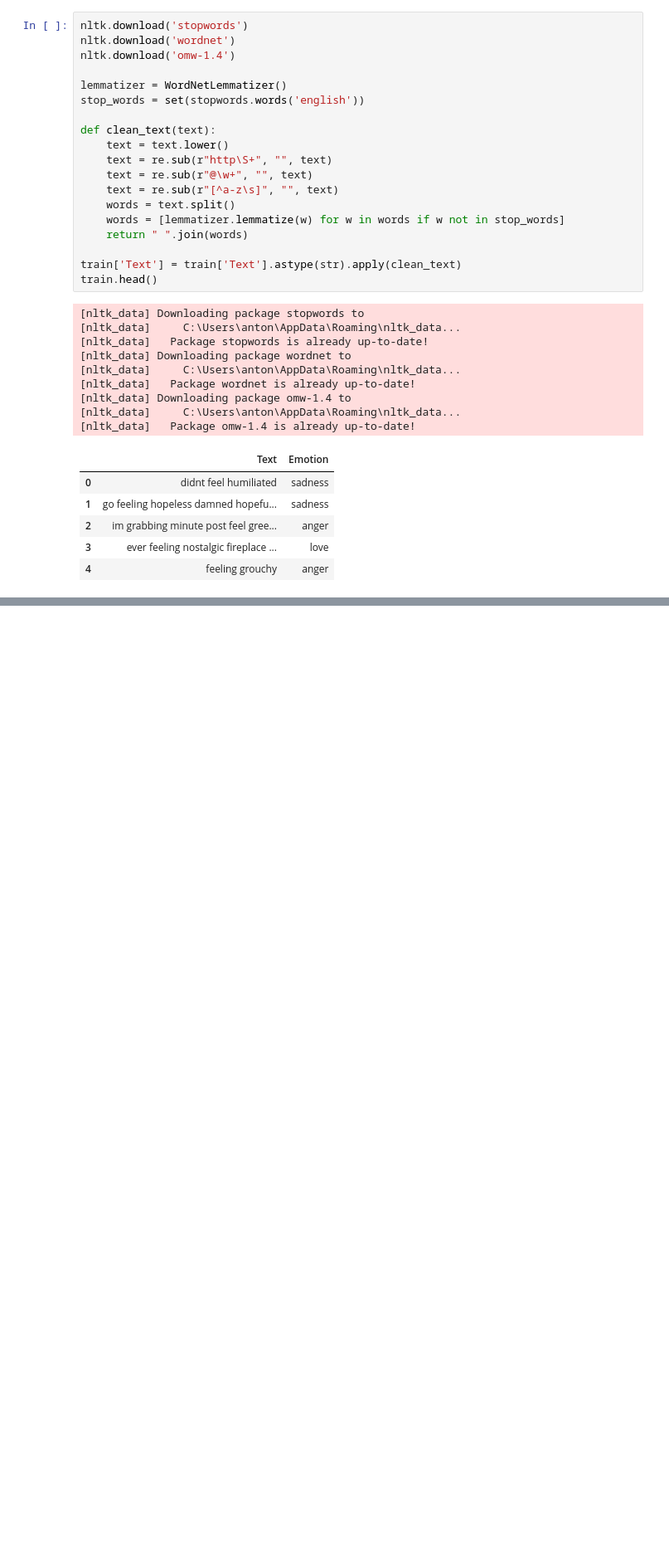
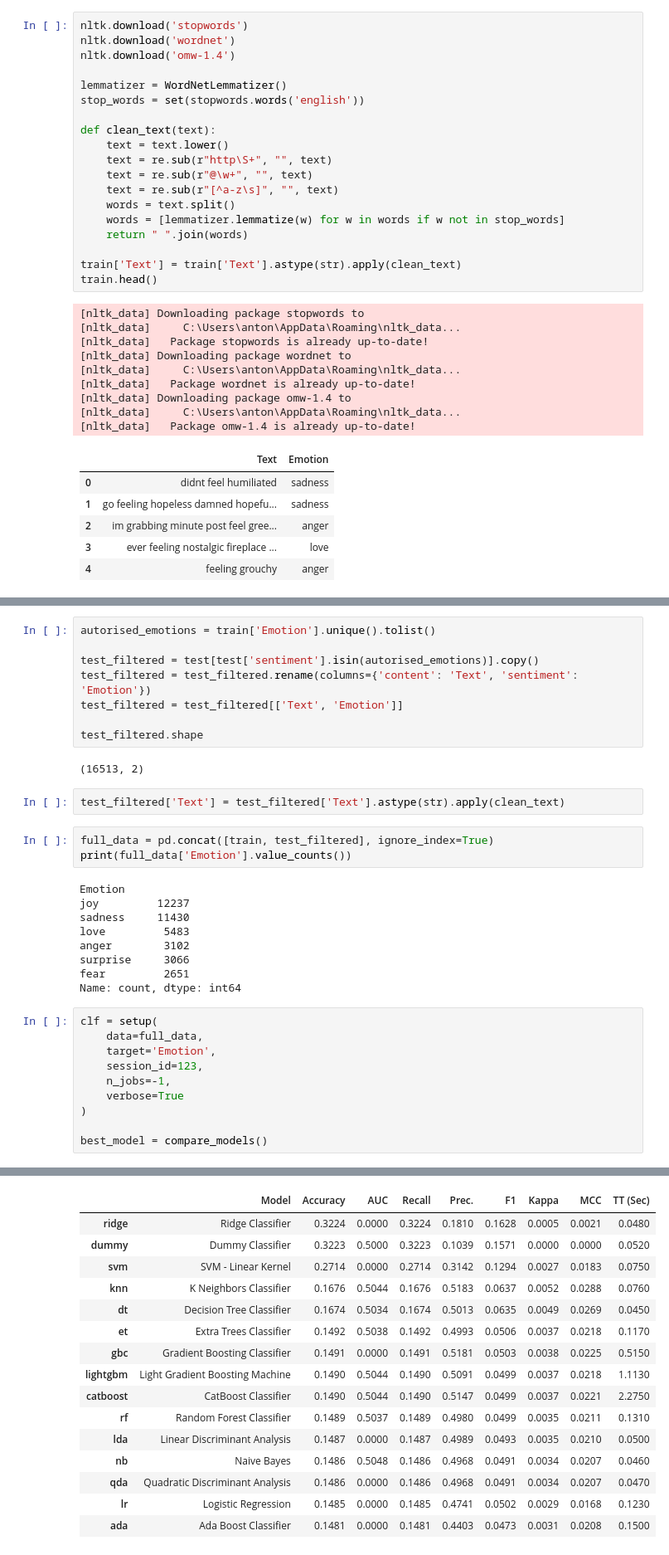
Before and after one commit to antonella-giovannetti/ml-in-the-clouds, a Jupyter notebook: EDA.ipynb, the cells around one changed output, grey strips where cells are left out. Shown at 83% size. Cells and saved outputs as stored; diff of their text form; blank space fills up the shorter version.

Commit message:
add dataset test

```diff
--- a/EDA.ipynb
+++ b/EDA.ipynb
@@ -415 +409,36 @@ best_model = compare_models()
 [interactive output not drawn]
+# %%
+autorised_emotions = train['Emotion'].unique().tolist()
+
+test_filtered = test[test['sentiment'].isin(autorised_emotions)].copy()
+test_filtered = test_filtered.rename(columns={'content': 'Text', 'sentiment': 'Emotion'})
+test_filtered = test_filtered[['Text', 'Emotion']]
+
+test_filtered.shape
+# %% [output]
+(16513, 2)
+# %%
+test_filtered['Text'] = test_filtered['Text'].astype(str).apply(clean_text)
+# %%
+full_data = pd.concat([train, test_filtered], ignore_index=True)
+print(full_data['Emotion'].value_counts())
+# %% [output]
+Emotion
+joy         12237
+sadness     11430
+love         5483
+anger        3102
+surprise     3066
+fear         2651
+Name: count, dtype: int64
+# %%
+clf = setup(
+    data=full_data,
+    target='Emotion',
+    session_id=123,
+    n_jobs=-1,
+    verbose=True
+)
+
+best_model = compare_models()
+# %% [output]
@@ -415,0 +463,16 @@ best_model = compare_models()
+|  | Model | Accuracy | AUC | Recall | Prec. | F1 | Kappa | MCC | TT (Sec) |
+| ridge | Ridge Classifier | 0.3224 | 0.0000 | 0.3224 | 0.1810 | 0.1628 | 0.0005 | 0.0021 | 0.0480 |
+| dummy | Dummy Classifier | 0.3223 | 0.5000 | 0.3223 | 0.1039 | 0.1571 | 0.0000 | 0.0000 | 0.0520 |
+| svm | SVM - Linear Kernel | 0.2714 | 0.0000 | 0.2714 | 0.3142 | 0.1294 | 0.0027 | 0.0183 | 0.0750 |
+| knn | K Neighbors Classifier | 0.1676 | 0.5044 | 0.1676 | 0.5183 | 0.0637 | 0.0052 | 0.0288 | 0.0760 |
+| dt | Decision Tree Classifier | 0.1674 | 0.5034 | 0.1674 | 0.5013 | 0.0635 | 0.0049 | 0.0269 | 0.0450 |
+| et | Extra Trees Classifier | 0.1492 | 0.5038 | 0.1492 | 0.4993 | 0.0506 | 0.0037 | 0.0218 | 0.1170 |
+| gbc | Gradient Boosting Classifier | 0.1491 | 0.0000 | 0.1491 | 0.5181 | 0.0503 | 0.0038 | 0.0225 | 0.5150 |
+| lightgbm | Light Gradient Boosting Machine | 0.1490 | 0.5044 | 0.1490 | 0.5091 | 0.0499 | 0.0037 | 0.0218 | 1.1130 |
+| catboost | CatBoost Classifier | 0.1490 | 0.5044 | 0.1490 | 0.5147 | 0.0499 | 0.0037 | 0.0221 | 2.2750 |
+| rf | Random Forest Classifier | 0.1489 | 0.5037 | 0.1489 | 0.4980 | 0.0499 | 0.0035 | 0.0211 | 0.1310 |
+| lda | Linear Discriminant Analysis | 0.1487 | 0.0000 | 0.1487 | 0.4989 | 0.0493 | 0.0035 | 0.0210 | 0.0500 |
+| nb | Naive Bayes | 0.1486 | 0.5048 | 0.1486 | 0.4968 | 0.0491 | 0.0034 | 0.0207 | 0.0460 |
+| qda | Quadratic Discriminant Analysis | 0.1486 | 0.0000 | 0.1486 | 0.4968 | 0.0491 | 0.0034 | 0.0207 | 0.0470 |
+| lr | Logistic Regression | 0.1485 | 0.0000 | 0.1485 | 0.4741 | 0.0502 | 0.0029 | 0.0168 | 0.1230 |
+| ada | Ada Boost Classifier | 0.1481 | 0.0000 | 0.1481 | 0.4403 | 0.0473 | 0.0031 | 0.0208 | 0.1500 |
```
Also changed, not shown: parts of 11 cells of this notebook, 4 other files.
